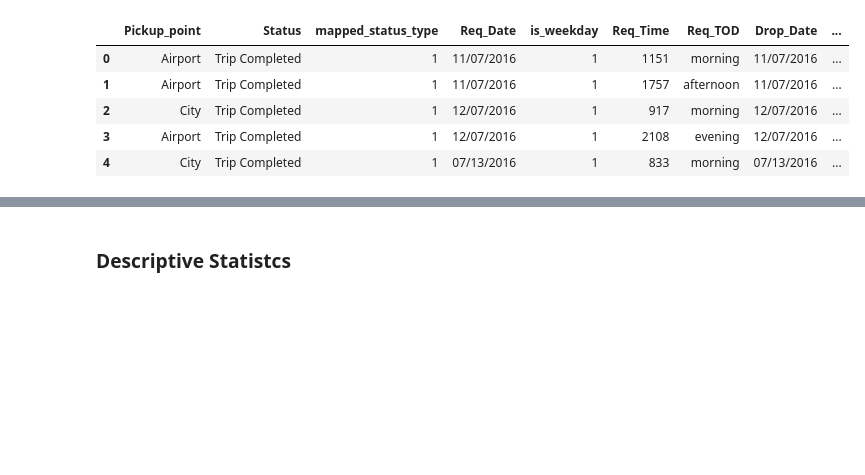
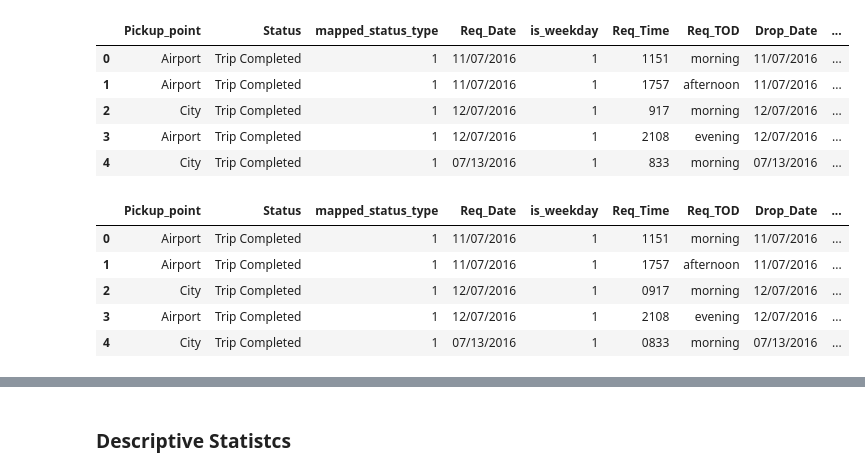
Before and after one commit to pmurthy98a89/UberRequestStatusML, a Jupyter notebook: Final Assignment_Uber.ipynb, the cells around one changed output, grey strips where cells are left out. Cells and saved outputs as stored; diff of their text form; code cells hidden in the pictures; blank space fills up the shorter version.

```diff
--- a/Final Assignment_Uber.ipynb
+++ b/Final Assignment_Uber.ipynb
@@ -382,3 +382,14 @@ df.head()
 | 2 | City | Trip Completed | 1 | 12/07/2016 | 1 | 917 | morning | 12/07/2016 | ... |
 | 3 | Airport | Trip Completed | 1 | 12/07/2016 | 1 | 2108 | evening | 12/07/2016 | ... |
 | 4 | City | Trip Completed | 1 | 07/13/2016 | 1 | 833 | morning | 07/13/2016 | ... |
+# %%
+df["Req_Time"]=df["Req_Time"].apply(str)
+df['Req_Time']=df['Req_Time'].str.rjust(4, "0")
+df.head()
+# %% [output]
+|  | Pickup_point | Status | mapped_status_type | Req_Date | is_weekday | Req_Time | Req_TOD | Drop_Date | ... |
+| 0 | Airport | Trip Completed | 1 | 11/07/2016 | 1 | 1151 | morning | 11/07/2016 | ... |
+| 1 | Airport | Trip Completed | 1 | 11/07/2016 | 1 | 1757 | afternoon | 11/07/2016 | ... |
+| 2 | City | Trip Completed | 1 | 12/07/2016 | 1 | 0917 | morning | 12/07/2016 | ... |
+| 3 | Airport | Trip Completed | 1 | 12/07/2016 | 1 | 2108 | evening | 12/07/2016 | ... |
+| 4 | City | Trip Completed | 1 | 07/13/2016 | 1 | 0833 | morning | 07/13/2016 | ... |
```
Also changed, not shown: parts of 3 cells of this notebook.
